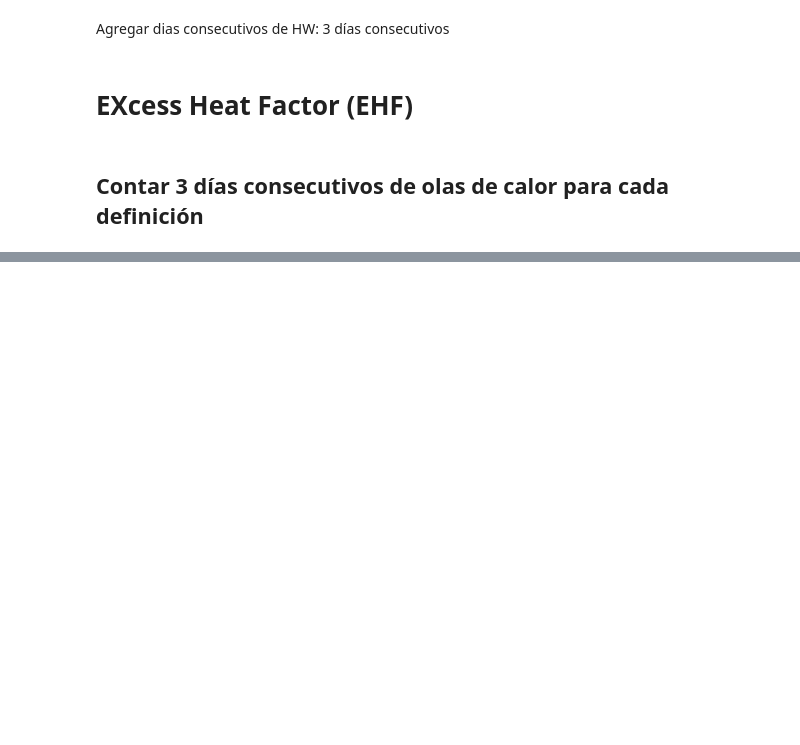
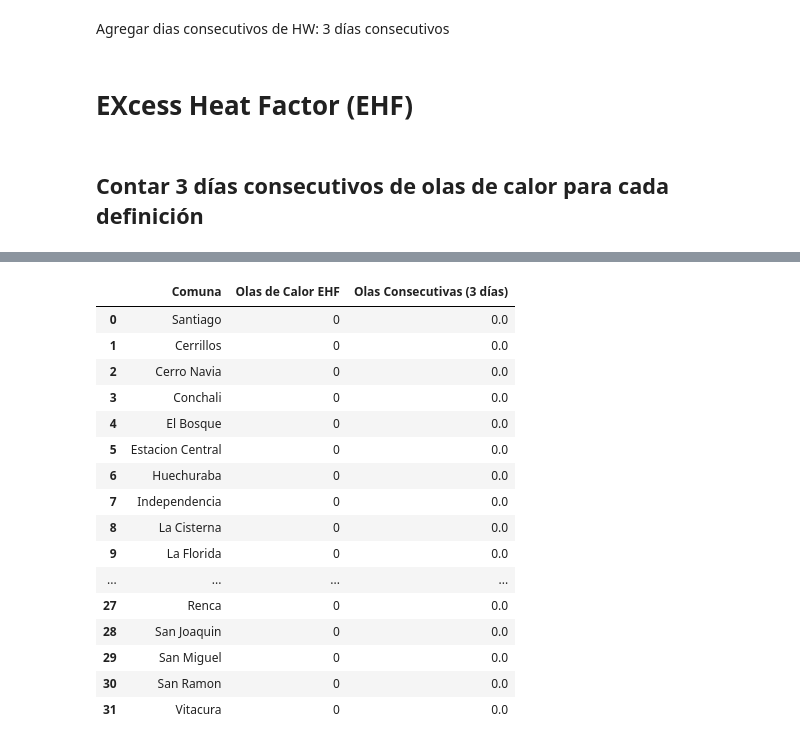
Before and after one commit to MBlancoC/Heat_Waves_IPRE, a Jupyter notebook: graficos_poligonos.ipynb, the cells around one changed output, grey strips where cells are left out. Drawn from its saved outputs; the diff is of its cells as text; code cells hidden in the pictures; blank space fills up the shorter version.

```diff
--- a/graficos_poligonos.ipynb
+++ b/graficos_poligonos.ipynb
@@ -213,3 +218,103 @@ Cantidad de olas de calor de 3 días consecutivos por comuna y por condición:
 31               14
 # %%
 from EHF.EHF_Fuction import calculate_ehf
+# %%
+import pandas as pd
+import numpy as np
+
+# Cargar datos de Tmax y Tmin
+tmax_data = pd.read_excel("filtered_tmax.xlsx")
+tmin_data = pd.read_excel("filtered_tmin.xlsx")
+
+# Unir los datos de Tmax y Tmin
+data = pd.merge(tmax_data, tmin_data, on=["year", "month", "day"], suffixes=("_tmax", "_tmin"))
+
+# Ordenar los datos por fecha
+data = data.sort_values(by=["year", "month", "day"]).reset_index(drop=True)
+
+# Identificar las comunas
+comunas = [col.replace("_tmax", "") for col in tmax_data.columns if col not in ["year", "month", "day"]]
+
+# Calcular percentiles para cada comuna
+percentiles = {
+    comuna: np.percentile(data[f"{comuna}_tmax"].dropna(), 95) for comuna in comunas
+}
+
+# Función para calcular el EHF
+def calcular_ehf(data, comuna, n_days=3, period_days=30):
+    """
+    Calcula el Excess Heat Factor (EHF) para una comuna específica.
+
+    Parámetros:
+    - data: DataFrame con las columnas de temperaturas.
+    - comuna: Nombre de la comuna (columna base).
+    - n_days: Ventana para la media móvil de 3 días.
+    - period_days: Ventana para la media móvil de aclimatación (30 días).
+
+    Retorna:
+    - Serie con el EHF calculado para la comuna.
+    """
+    tmax_col = f"{comuna}_tmax"
+    tmin_col = f"{comuna}_tmin"
+    t95 = percentiles[comuna]  # Percentil 95
+
+    # Calcular TAD (Temperatura promedio diaria ajustada)
+    data["TAD"] = (data[tmax_col] + data[tmin_col].shift(-1)) / 2
+
+    # Calcular EHIsig
+    data["EHIsig"] = data["TAD"].rolling(window=n_days, min_periods=1).mean() - t95
+
+    # Calcular T30D (media móvil de 30 días)
+    data["T30D"] = data["TAD"].rolling(window=period_days, min_periods=1).mean()
+
+    # Calcular EHIaccl
+    data["EHIaccl"] = data["TAD"].rolling(window=n_days, min_periods=1).mean() - data["T30D"]
+
+    # Calcular EHF
+    data["EHF"] = data["EHIsig"] * np.maximum(1, data["EHIaccl"])
+
+    return data["EHF"]
+
+# Identificar y contar olas de calor
+olas_de_calor = {}
+olas_consecutivas = {}
+
+for comuna in comunas:
+    # Calcular el EHF
+    data[f"EHF_{comuna}"] = calcular_ehf(data, comuna)
+
+    # Identificar días con olas de calor (EHF > 0)
+    olas_de_calor[comuna] = (data[f"EHF_{comuna}"] > 0).astype(int)
+
+    # Contar olas de calor consecutivas de al menos 3 días
+    olas_consecutivas[comuna] = sum(
+        olas_de_calor[comuna].rolling(window=3).apply(lambda x: all(x), raw=True).fillna(0)
+    )
+
+# Crear DataFrame con resultados
+olas_df = pd.DataFrame({
+    "Comuna": comunas,
+    "Olas de Calor EHF": [sum(olas_de_calor[comuna]) for comuna in comunas],
+    "Olas Consecutivas (3 días)": [olas_consecutivas[comuna] for comuna in comunas],
+})
+
+# Mostrar la tabla final
+olas_df
+# %% [output]
+|  | Comuna | Olas de Calor EHF | Olas Consecutivas (3 días) |
+| 0 | Santiago | 0 | 0.0 |
+| 1 | Cerrillos | 0 | 0.0 |
+| 2 | Cerro Navia | 0 | 0.0 |
+| 3 | Conchali | 0 | 0.0 |
+| 4 | El Bosque | 0 | 0.0 |
+| 5 | Estacion Central | 0 | 0.0 |
+| 6 | Huechuraba | 0 | 0.0 |
+| 7 | Independencia | 0 | 0.0 |
+| 8 | La Cisterna | 0 | 0.0 |
+| 9 | La Florida | 0 | 0.0 |
+| ... | ... | ... | ... |
+| 27 | Renca | 0 | 0.0 |
+| 28 | San Joaquin | 0 | 0.0 |
+| 29 | San Miguel | 0 | 0.0 |
+| 30 | San Ramon | 0 | 0.0 |
+| 31 | Vitacura | 0 | 0.0 |
```
Also changed, not shown: parts of 2 cells of this notebook, 3 other files.
